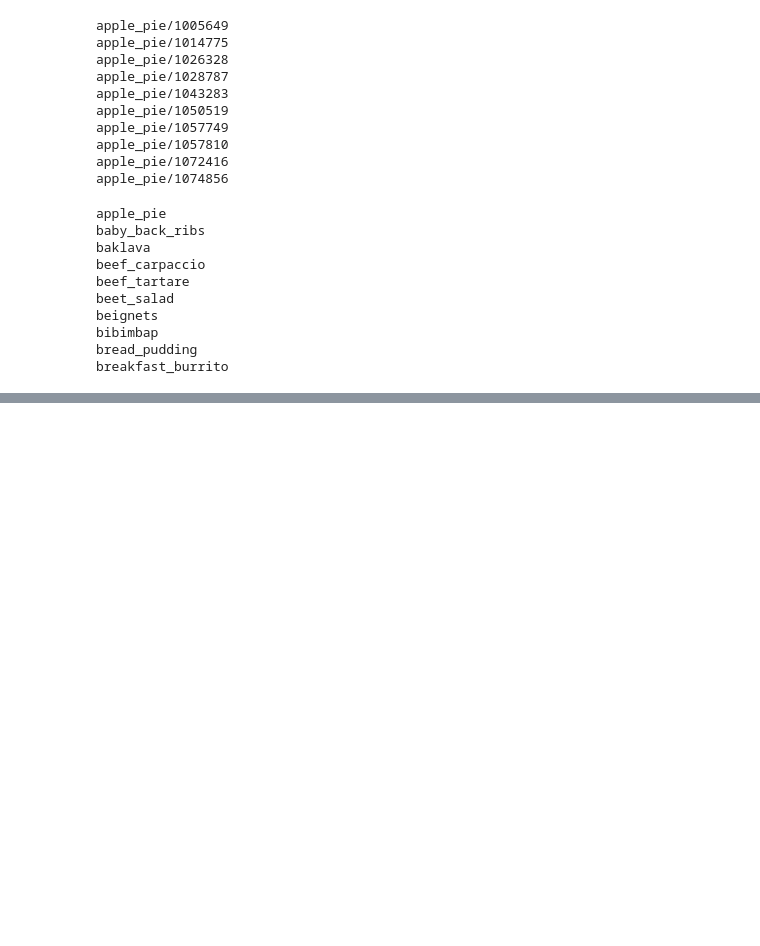
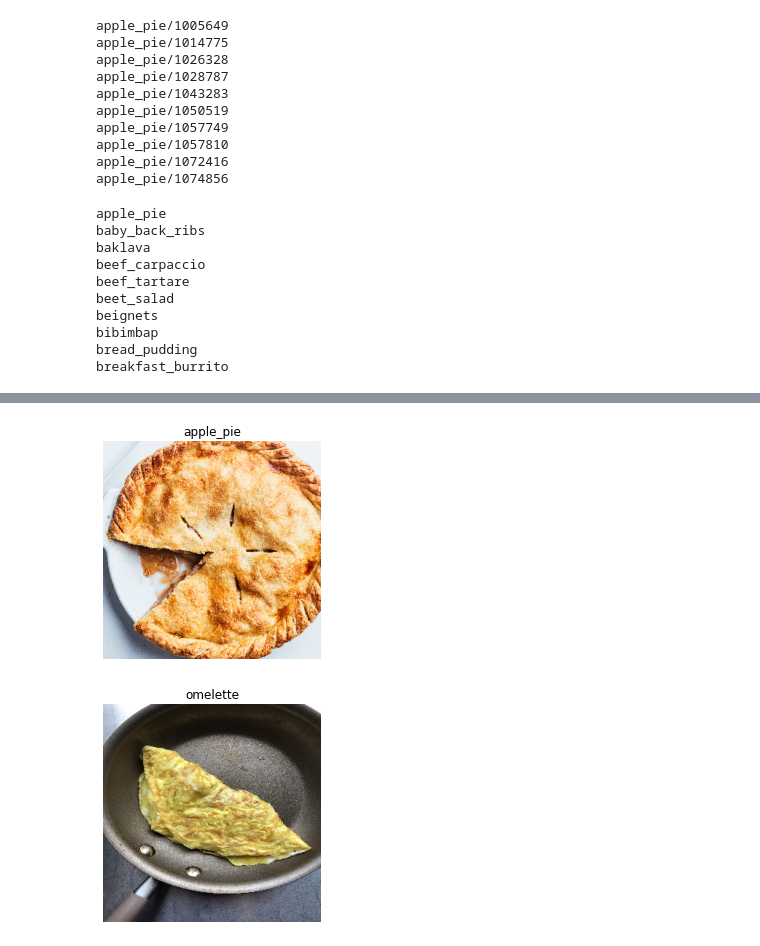
Before and after one commit to jkworldchampion/Todays_Menu, a Jupyter notebook: apply_image_recognize.ipynb, the cells around one changed output, grey strips where cells are left out. Saved outputs shown, nothing was run; the diff lists cells and outputs as text; code cells hidden in the pictures; blank space fills up the shorter version.

```diff
--- a/apply_image_recognize.ipynb
+++ b/apply_image_recognize.ipynb
@@ -159,0 +279,7 @@ prepare_data('/kaggle/input/food-101/food-101/meta/train.txt', '/kaggle/input/fo
+# %%
+# picking 3 food items and generating separate data folders for the same
+food_list = ['apple_pie','pizza','omelette']
+src_train = 'train'
+dest_train = 'train_mini'
+src_test = 'test'
+dest_test = 'test_mini'
@@ -159,0 +438,5 @@ prepare_data('/kaggle/input/food-101/food-101/meta/train.txt', '/kaggle/input/fo
+# %%
+%%time
+# Loading the best saved model to make predictions
+K.clear_session()
+model_best = load_model('best_model_3class.hdf5',compile = False)
@@ -159,0 +449,17 @@ prepare_data('/kaggle/input/food-101/food-101/meta/train.txt', '/kaggle/input/fo
+# %%
+def predict_class(model, images, show = True):
+  for img in images:
+    img = image.load_img(img, target_size=(299, 299))
+    img = image.img_to_array(img)
+    img = np.expand_dims(img, axis=0)
+    img /= 255.
+
+    pred = model.predict(img)
+    index = np.argmax(pred)
+    food_list.sort()
+    pred_value = food_list[index]
+    if show:
+        plt.imshow(img[0])
+        plt.axis('off')
+        plt.title(pred_value)
+        plt.show()
@@ -159,0 +488,10 @@ prepare_data('/kaggle/input/food-101/food-101/meta/train.txt', '/kaggle/input/fo
+# %%
+# Make a list of downloaded images and test the trained model
+images = []
+images.append('apple_pie.jpg')
+images.append('omelette.jpg')
+
+predict_class(model_best, images, True)
+# %% [output]
+[figure, added]
+[figure, added]
```
Also changed, not shown: parts of 32 cells of this notebook.
